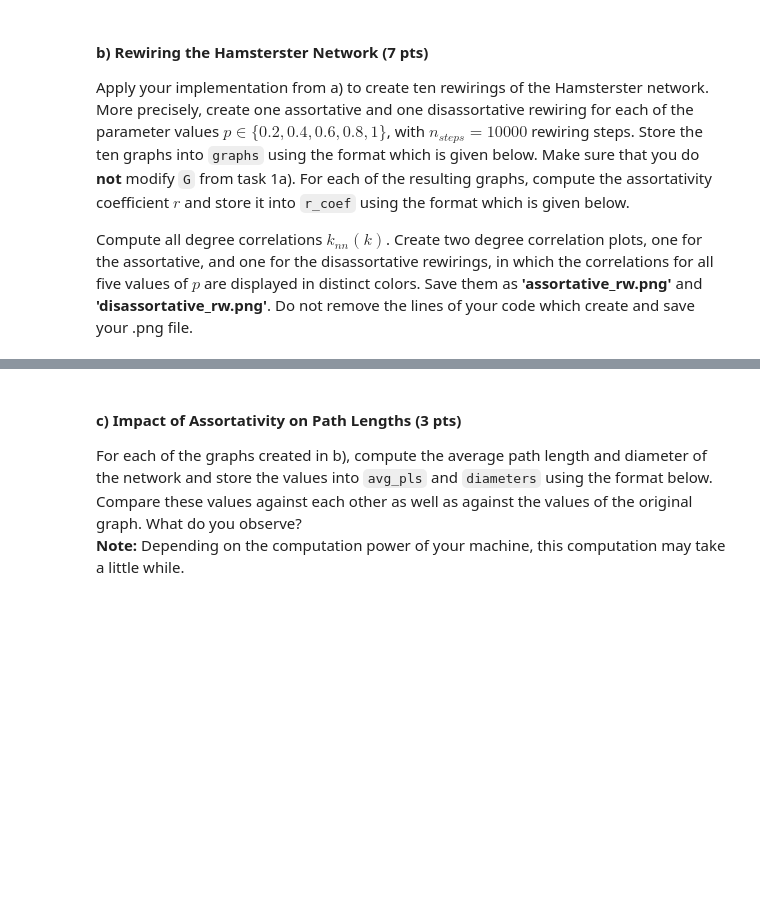
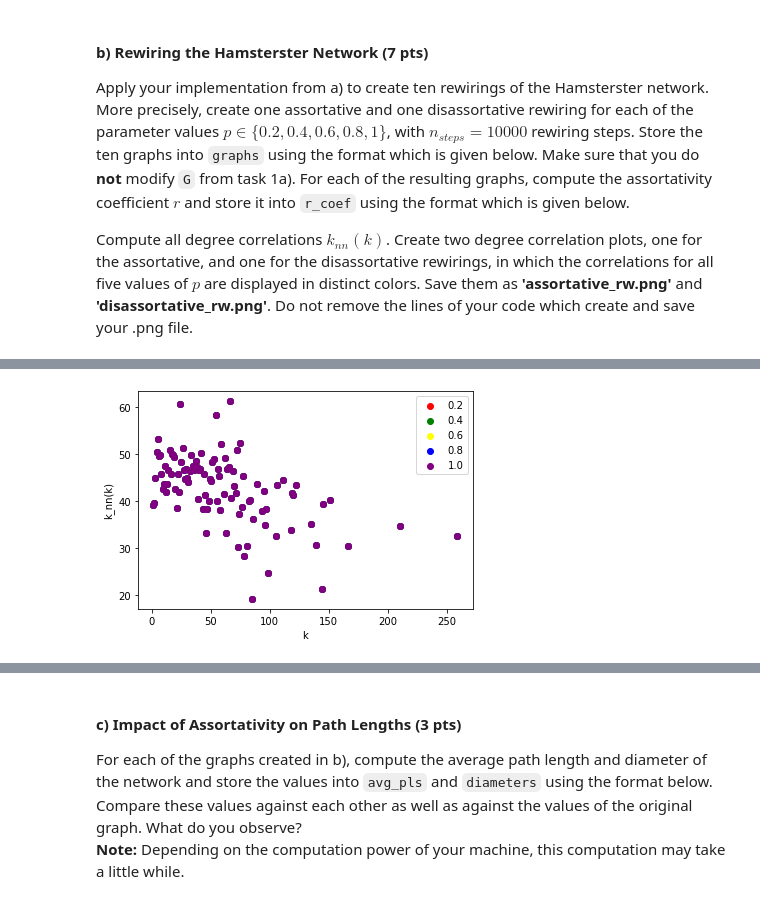
Before and after one commit to sunwen0120/social_network, a Jupyter notebook: homework_3/Wen_Sun_home_assignment_3.ipynb, the cells around one changed output, grey strips where cells are left out. Drawn from its saved outputs; the diff is of its cells as text; code cells hidden in the pictures; blank space fills up the shorter version.

```diff
--- a/homework_3/Wen_Sun_home_assignment_3.ipynb
+++ b/homework_3/Wen_Sun_home_assignment_3.ipynb
@@ -412,3 +392,7 @@ check_multiedges(t, 4)
+# %%
+def edge_sampling(G):
+    random_edges = random.sample(G.edges(),2)
+    return random_edges
 # %%
 def check_existing_edges(redges, n_tries, G):
     """
@@ -472,6 +446,0 @@ Average degree:   4.5882
-# %%
-G4 = nx.karate_club_graph()
-edges = [i for i in G4.edges()]
-p = random.sample(edges,2)
-print(p)
-check_multiedges(p, 30, edges)
@@ -615,0 +626,33 @@ The iterable function was deprecated in Matplotlib 3.1 and will be removed in 3.
+# %%
+G6 = G.copy()
+# %%
+edges = [i for i in G6.edges()]
+count = 0
+while (count < 10000):
+
+    random_edges_final = check_multiedges(random.sample(edges,2), 10000)
+    print('random edges:',random_edges_final)
+    degree_merge = {}
+    for item in random_edges_final:
+        degree_of_CE = dict(G.degree(item))
+        degree_merge.update(degree_of_CE)
+        print("degree of nodes detail:", degree_merge)
+        print('******************************************')
+
+        degree_sort = sorted(degree_merge.items(),
+                             key=lambda item:item[1],reverse=True)
+        print('degree sort:', degree_sort)
+
+
+#add label ads node attribute to all the nodes and mark the certain nodes according 𝑘𝑎≥𝑘𝑏≥𝑘𝑐≥𝑘𝑑
+    nx.set_node_attributes(G, name = 'label',values ='None')
+    G6.node[degree_sort[0][0]]['label'] = 'a'
+    G6.node[degree_sort[1][0]]['label'] = 'b'
+    G6.node[degree_sort[2][0]]['label'] = 'c'
+    G6.node[degree_sort[3][0]]['label'] = 'd'
+    label = nx.get_node_attributes(G6,'label')
+
+#remove the two chosen random edges
+    remove_edges = G6.remove_edges_from(random_edges_final)
+
+    count = count + 1
@@ -1003,15 +1000,19 @@ r_coef = {
 # %%
 # plot degree correlation plot for the assortative
 plt.scatter(rd_asso_2.keys(), rd_asso_2.values(), c='red')
 plt.scatter(rd_asso_4.keys(), rd_asso_4.values(), c='green')
 plt.scatter(rd_asso_6.keys(), rd_asso_6.values(), c='yellow')
 plt.scatter(rd_asso_8.keys(), rd_asso_8.values(), c='blue')
 plt.scatter(rd_asso_0.keys(), rd_asso_0.values(), c='purple')
 
 plt.legend(("0.2","0.4",'0.6','0.8','1.0'),loc=0)
 plt.xlabel("k")
 plt.ylabel("k_nn(k)")
+fig = plt.gcf()
 plt.show()
+fig.savefig("assortative_rw.png")
+# %% [output]
+[figure, added]
 # %%
 # plot degree correlation plot for the disassortative
 plt.scatter(rd_disasso_2.keys(), rd_disasso_2.values(), c ='red')
```
Also changed, not shown: parts of 26 cells of this notebook, 2 other files.
